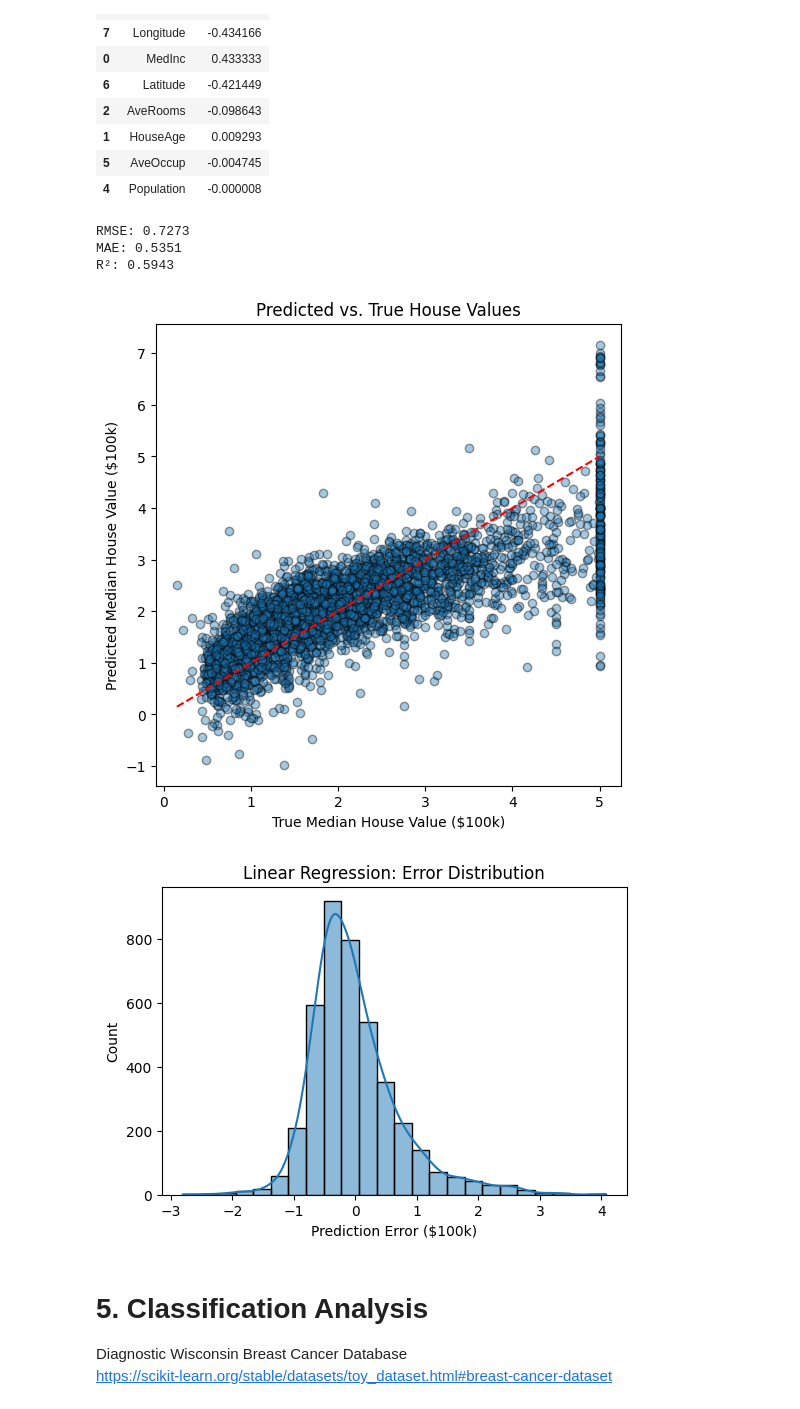
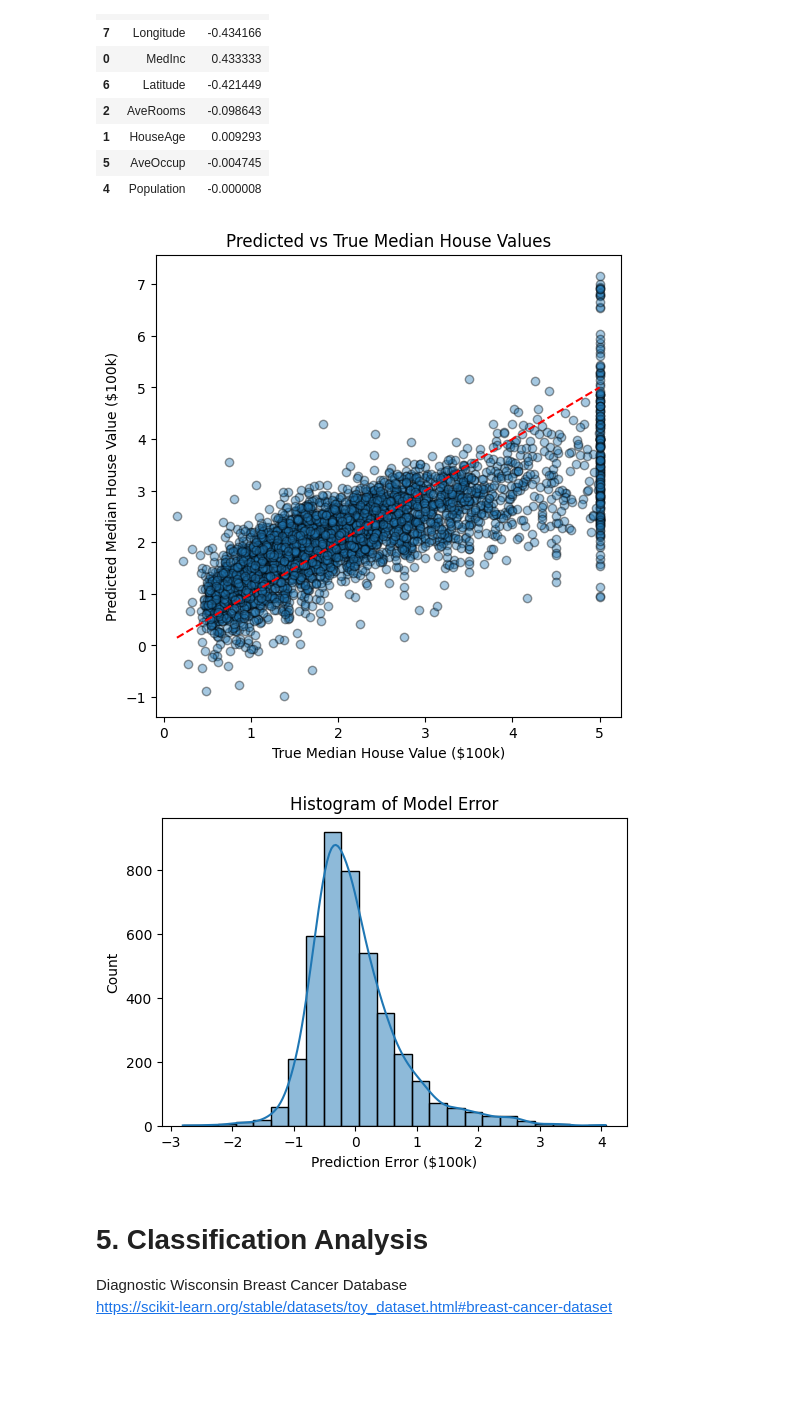
Before and after one commit to kayleepho/MATH-5750-Project-1, a Jupyter notebook: project1.ipynb, the cells around one changed output. Saved outputs shown, nothing was run; the diff lists cells and outputs as text; code cells hidden in the pictures; blank space fills up the shorter version.

```diff
--- a/project1.ipynb
+++ b/project1.ipynb
@@ -249,40 +255,27 @@ The most important predictor variables:
 | 1 | HouseAge | 0.009293 |
 | 5 | AveOccup | -0.004745 |
 | 4 | Population | -0.000008 |
-# %%
-# --- Model Performance ---
-rmse = np.sqrt(mean_squared_error(y_test, y_pred))
-mae = mean_absolute_error(y_test, y_pred)
-r2 = r2_score(y_test, y_pred)
-
-print(f"RMSE: {rmse:.4f}")
-print(f"MAE:  {mae:.4f}")
-print(f"R²:   {r2:.4f}")
-# %% [output]
-RMSE: 0.7273
-MAE: 0.5351
-R²: 0.5943
 # %%
-# --- Scatterplot: Predicted vs True ---
+# Scatterplot of the predicted vs. true median house values (Linear Regression) ---
 plt.figure(figsize=(6,6))
-plt.scatter(y_test, y_pred, alpha=0.4, edgecolor='k')
+plt.scatter(y_test, y_pred_lr, alpha=0.4, edgecolor='k')
 plt.plot([y_test.min(), y_test.max()], [y_test.min(), y_test.max()], "r--")
 plt.xlabel("True Median House Value ($100k)")
 plt.ylabel("Predicted Median House Value ($100k)")
-plt.title("Predicted vs. True House Values")
+plt.title("Predicted vs True Median House Values")
 plt.show()
 # %% [output]
-[figure, old version]
+[figure, new version]
 # %%
-# --- Error Distribution (Linear Regression) ---
+# Histogram of model error (Linear Regression)
 errors = y_test - y_pred_lr
 plt.figure(figsize=(6,4))
 sns.histplot(errors, bins=24, kde=True)
 plt.xlabel("Prediction Error ($100k)")
-plt.title("Linear Regression: Error Distribution")
+plt.title("Histogram of Model Error")
 plt.show()
 # %% [output]
-[figure, old version]
+[figure, new version]
 # %% [markdown]
 # 5. Classification Analysis
 Diagnostic Wisconsin Breast Cancer Database
```
Also changed, not shown: parts of 3 cells of this notebook.
